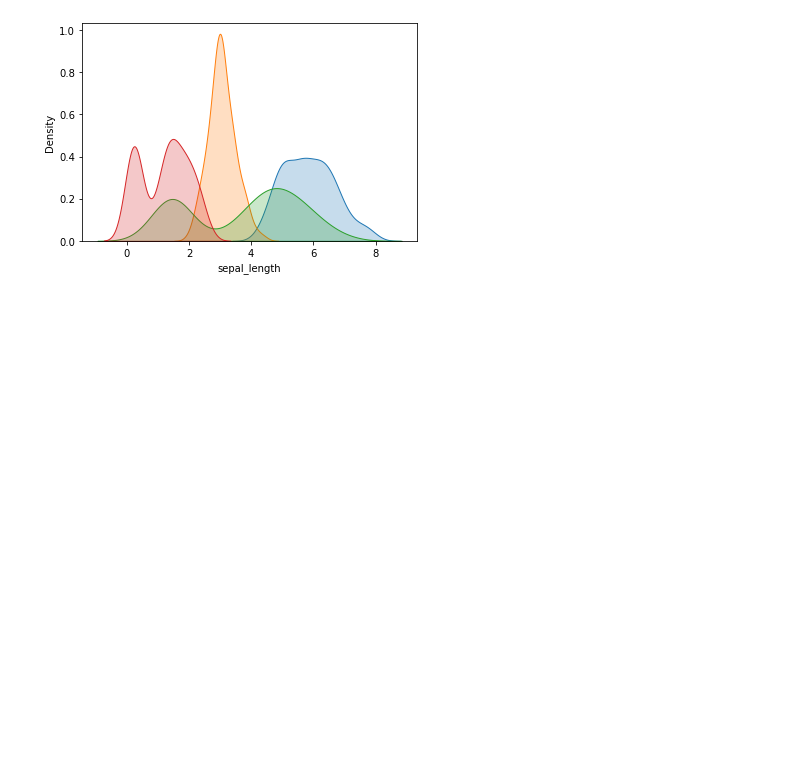
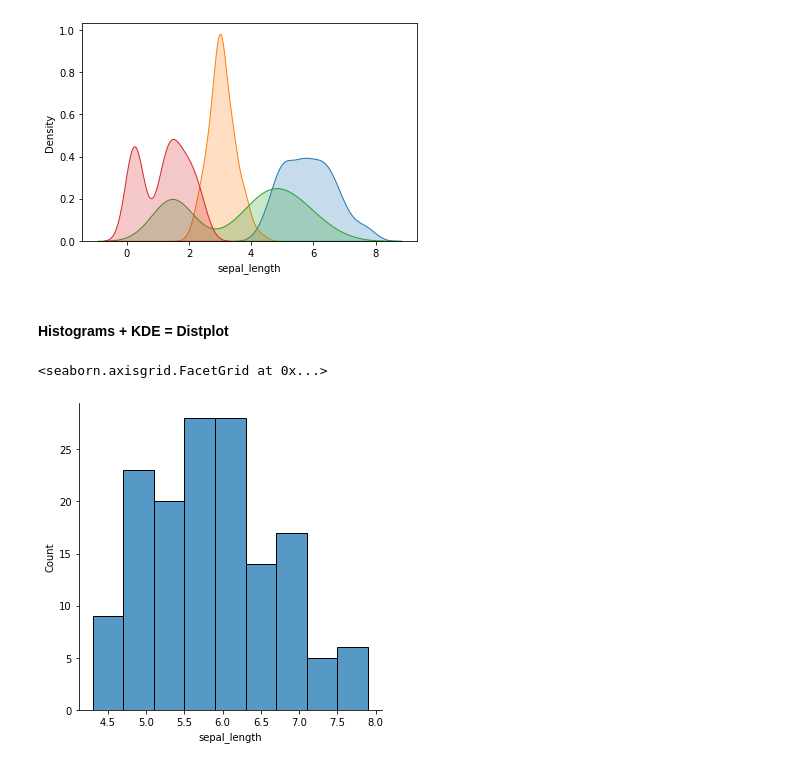
Before and after one commit to omonuj/Python-for-data-science, a Jupyter notebook: Seaborn-TL.ipynb, the cells around one changed output. Drawn from its saved outputs; the diff is of its cells as text; code cells hidden in the pictures; blank space fills up the shorter version.

Commit message:
Seaborn (extended): extend the walkthrough

```diff
--- a/Seaborn-TL.ipynb
+++ b/Seaborn-TL.ipynb
@@ -107,3 +107,10 @@ for col in ['sepal_length', 'sepal_width', 'petal_length', 'petal_width']:
     sns.kdeplot(df[col], shade=True)
 # %% [output]
 [figure]
+# %% [markdown]
+#### Histograms + KDE = Distplot
+# %%
+sns.displot(df['sepal_length'])
+# %% [output]
+<seaborn.axisgrid.FacetGrid at 0x...>
+[figure, added]
```
Also changed, not shown: parts of 3 cells of this notebook.
